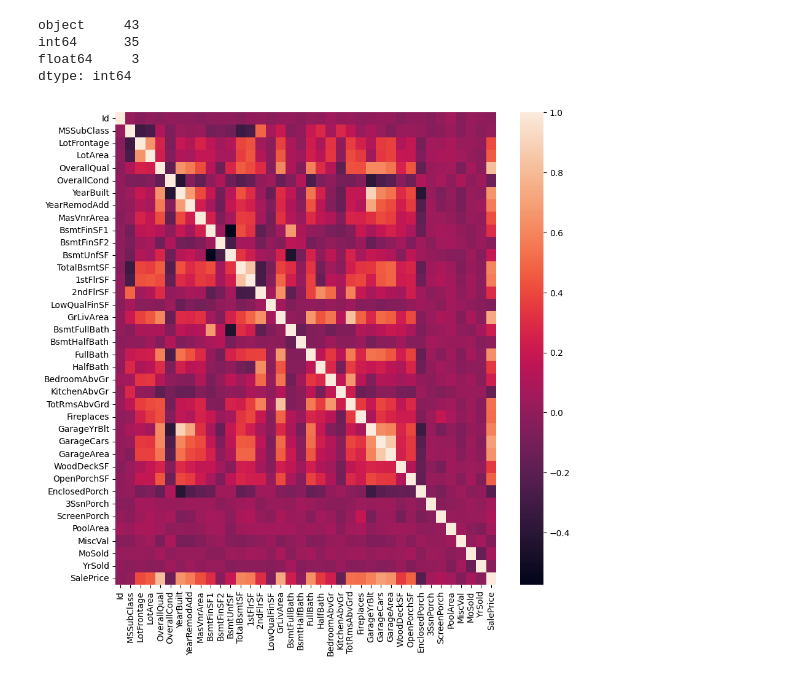
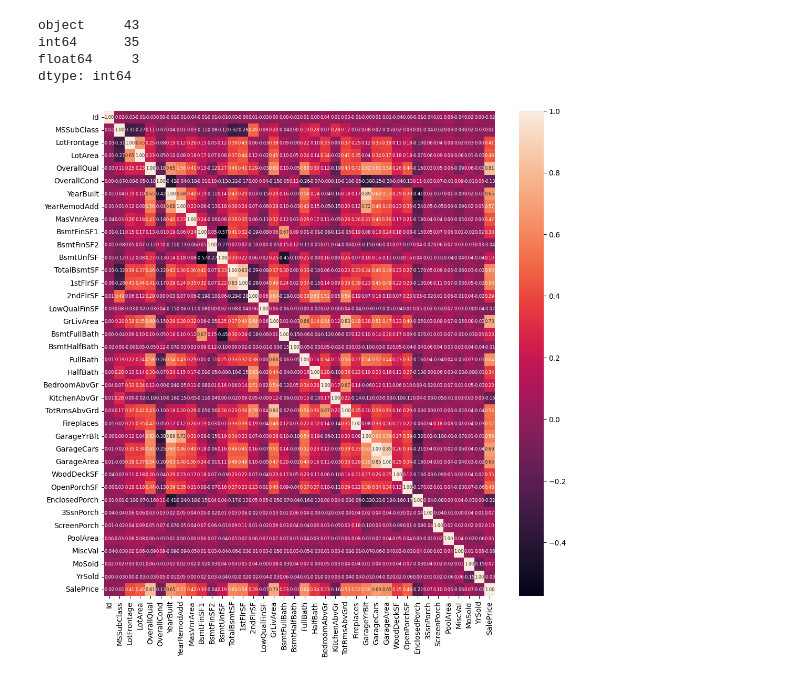
Before and after one commit to ozgunyargi/House-Price, a Jupyter notebook: house-price.ipynb, the cells around one changed output. Drawn from its saved outputs; the diff is of its cells as text; code cells hidden in the pictures.

```diff
--- a/house-price.ipynb
+++ b/house-price.ipynb
@@ -62,11 +63,11 @@ dfObject = dfTrain.select_dtypes("object")
 dfObject = handleNans(dfObject, ratio=0.2)
 dfNumeric = handleNans(dfNumeric, ratio=0.2)
 # %%
-fig, ax = plt.subplots(1,1, figsize=(10,10))
-sns.heatmap(dfNumeric.corr(method="spearman"), ax=ax)
+fig, ax = plt.subplots(1,1, figsize=(12,12))
+sns.heatmap(dfNumeric.corr(method="spearman"), ax=ax, annot=True, annot_kws={"size":6}, fmt='.2f')
 plt.show()
 # %% [output]
-[figure, old version]
+[figure, new version]
 # %%
 dfObject["SalePrice"] = dfNumeric["SalePrice"]
 # %%
```
Also changed, not shown: parts of 12 cells of this notebook.
